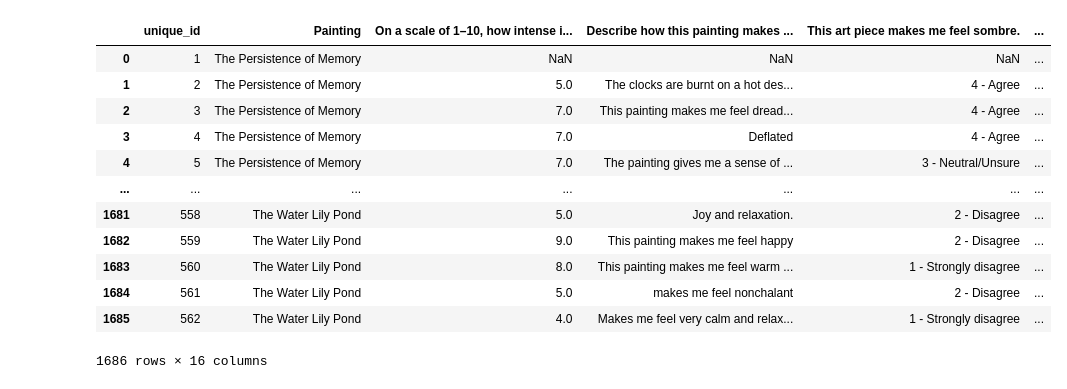
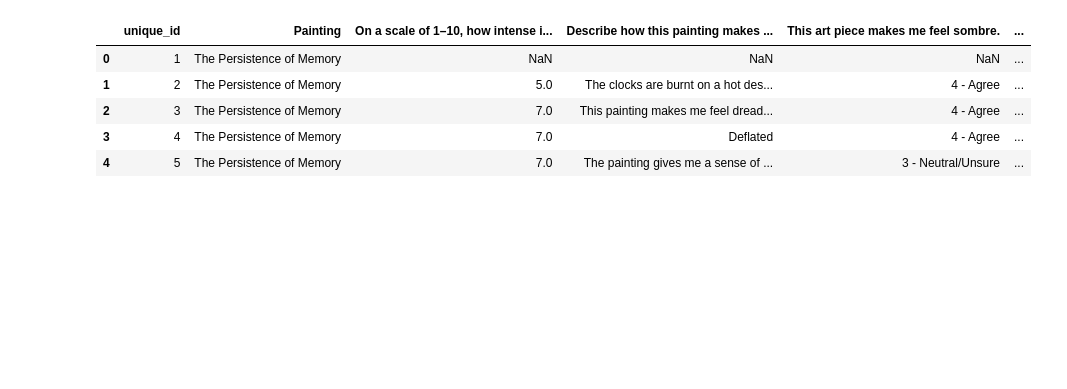
Before and after one commit to kabir-codes/ml-challenge, a Jupyter notebook: ML_Challenge.ipynb, the cells around one changed output. Drawn from its saved outputs; the diff is of its cells as text; code cells hidden in the pictures; blank space fills up the shorter version.

```diff
--- a/ML_Challenge.ipynb
+++ b/ML_Challenge.ipynb
@@ -6,20 +7,13 @@ import seaborn as sns
 # %%
-df = pd.read_csv("/content/ml_challenge_dataset.csv")
-df
+df = pd.read_csv("ml_challenge_dataset.csv")
+df.head()
 # %% [output]
 |  | unique_id | Painting | On a scale of 1–10, how intense i... | Describe how this painting makes ... | This art piece makes me feel sombre. | ... |
 | 0 | 1 | The Persistence of Memory | NaN | NaN | NaN | ... |
 | 1 | 2 | The Persistence of Memory | 5.0 | The clocks are burnt on a hot des... | 4 - Agree | ... |
 | 2 | 3 | The Persistence of Memory | 7.0 | This painting makes me feel dread... | 4 - Agree | ... |
 | 3 | 4 | The Persistence of Memory | 7.0 | Deflated | 4 - Agree | ... |
 | 4 | 5 | The Persistence of Memory | 7.0 | The painting gives me a sense of ... | 3 - Neutral/Unsure | ... |
-| ... | ... | ... | ... | ... | ... | ... |
-| 1681 | 558 | The Water Lily Pond | 5.0 | Joy and relaxation. | 2 - Disagree | ... |
-| 1682 | 559 | The Water Lily Pond | 9.0 | This painting makes me feel happy | 2 - Disagree | ... |
-| 1683 | 560 | The Water Lily Pond | 8.0 | This painting makes me feel warm ... | 1 - Strongly disagree | ... |
-| 1684 | 561 | The Water Lily Pond | 5.0 | makes me feel nonchalant | 2 - Disagree | ... |
-| 1685 | 562 | The Water Lily Pond | 4.0 | Makes me feel very calm and relax... | 1 - Strongly disagree | ... |
-1686 rows × 16 columns
 # %%
 # Renaming Column names
 
```
Also changed, not shown: parts of 7 cells of this notebook, 1 other file.
